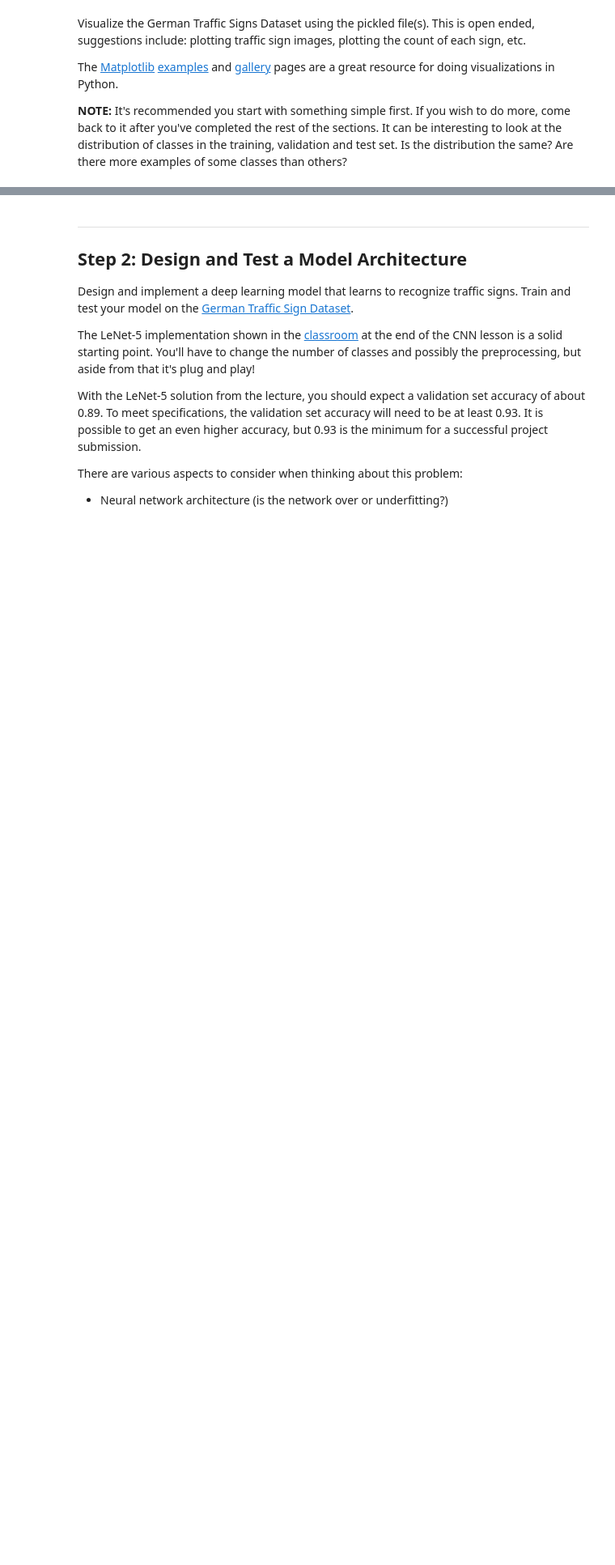
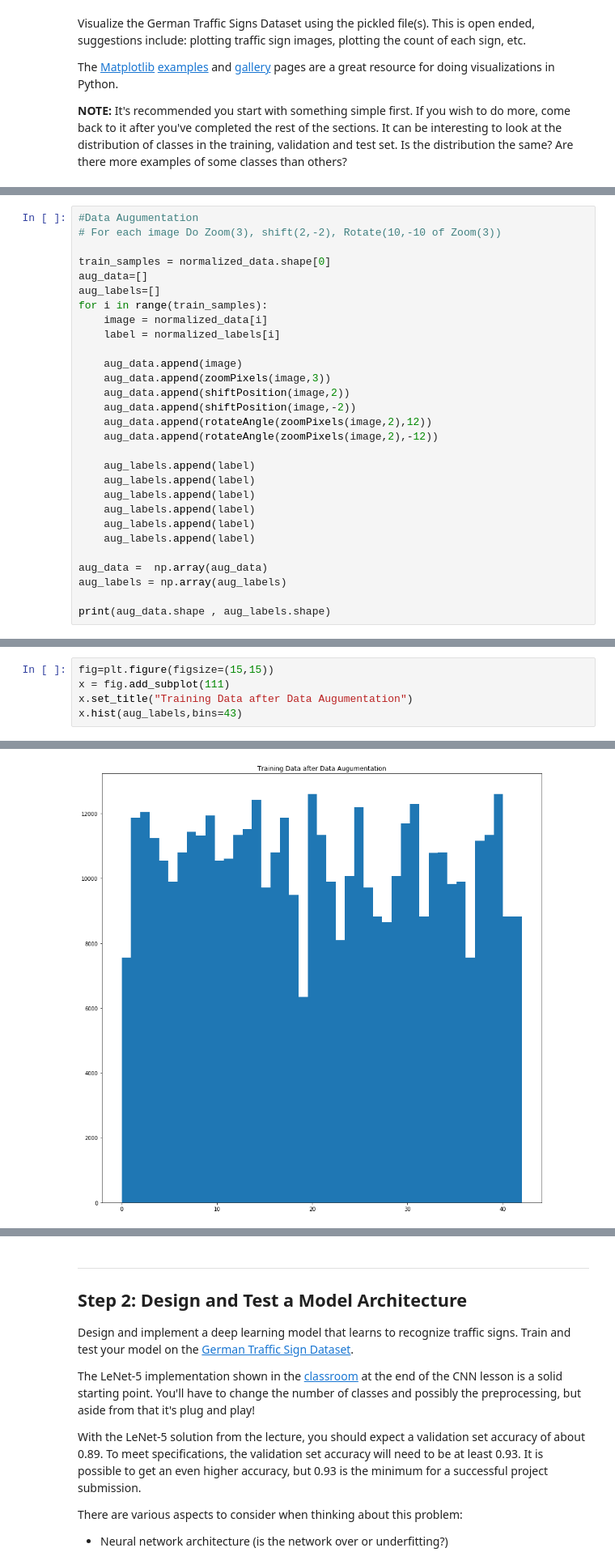
Before and after one commit to madhusudhan0212/SelfDrivingCar, a Jupyter notebook: TrafficSignClassifier-P2/Traffic_Sign_Classifier.ipynb, the cells around one changed output, grey strips where cells are left out. Shown at 81% size. Saved outputs shown, nothing was run; the diff lists cells and outputs as text; blank space fills up the shorter version.

```diff
--- a/TrafficSignClassifier-P2/Traffic_Sign_Classifier.ipynb
+++ b/TrafficSignClassifier-P2/Traffic_Sign_Classifier.ipynb
@@ -205,0 +330,29 @@ print(np.array(aug_data).shape , np.array(aug_labels).shape)
+# %%
+#Data Augumentation
+# For each image Do Zoom(3), shift(2,-2), Rotate(10,-10 of Zoom(3))
+
+train_samples = normalized_data.shape[0]
+aug_data=[]
+aug_labels=[]
+for i in range(train_samples):
+    image = normalized_data[i]
+    label = normalized_labels[i]
+
+    aug_data.append(image)
+    aug_data.append(zoomPixels(image,3))
+    aug_data.append(shiftPosition(image,2))
+    aug_data.append(shiftPosition(image,-2))
+    aug_data.append(rotateAngle(zoomPixels(image,2),12))
+    aug_data.append(rotateAngle(zoomPixels(image,2),-12))
+
+    aug_labels.append(label)
+    aug_labels.append(label)
+    aug_labels.append(label)
+    aug_labels.append(label)
+    aug_labels.append(label)
+    aug_labels.append(label)
+
+aug_data =  np.array(aug_data)
+aug_labels = np.array(aug_labels)
+
+print(aug_data.shape , aug_labels.shape)
@@ -205,0 +361,6 @@ print(np.array(aug_data).shape , np.array(aug_labels).shape)
+# %%
+fig=plt.figure(figsize=(15,15))
+x = fig.add_subplot(111)
+x.set_title("Training Data after Data Augumentation")
+x.hist(aug_labels,bins=43)
+# %% [output]
@@ -206,3 +386,4 @@ print(np.array(aug_data).shape , np.array(aug_labels).shape)
+[figure, added]
 # %%
 def randomize(dataset, labels):
   permutation = np.random.permutation(labels.shape[0])
```
Also changed, not shown: parts of 23 cells of this notebook, 10 other files.
